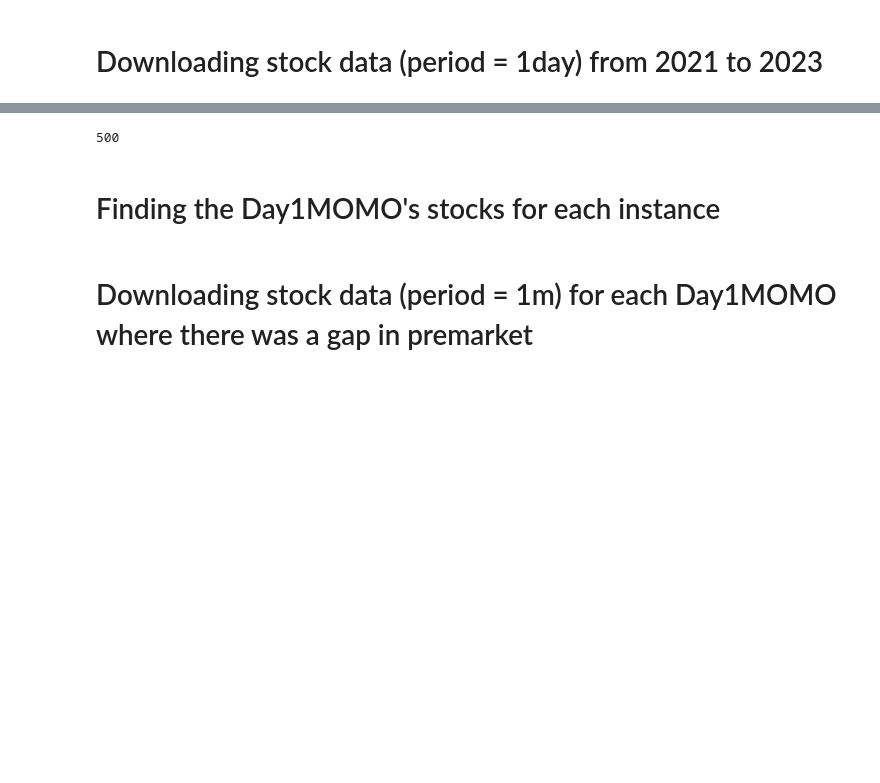
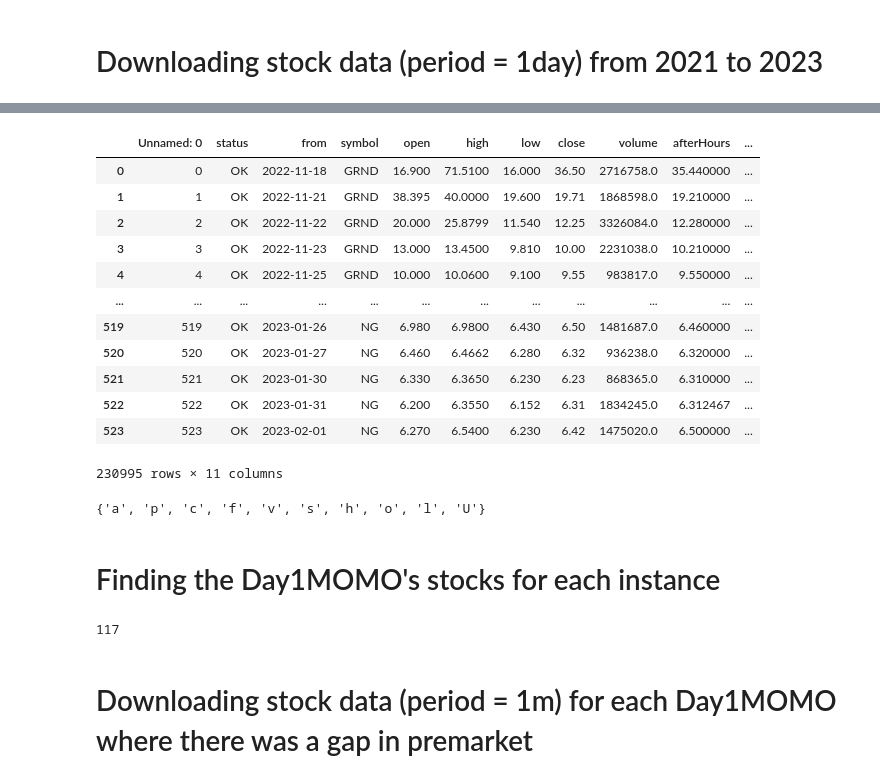
Before and after one commit to Robdres/StockIntership, a Jupyter notebook: SmallCapsTrading/SmallCaps.ipynb, the cells around one changed output, grey strips where cells are left out. Saved outputs shown, nothing was run; the diff lists cells and outputs as text; code cells hidden in the pictures; blank space fills up the shorter version.

```diff
--- a/SmallCapsTrading/SmallCaps.ipynb
+++ b/SmallCapsTrading/SmallCaps.ipynb
@@ -109,11 +145,41 @@ data = yf.download(stocks,start=datetime.date(2021,1,1),end=datetime.date(2023,2
+# %%
+# import necessary libraries
+import pandas as pd
+import os
+import glob
+
+path = os.path.join(os.getcwd(),"stocks")
+csv_files = glob.glob(os.path.join(path, "*.csv"))
+
+stocks_data = pd.DataFrame()
+for f in csv_files:
+    # read the csv file
+    if('stock.csv' in f):
+        df = pd.read_csv(f)
+        stocks_data = pd.concat([stocks_data,df])
+# %%
+stocks_data
+# %% [output]
+|  | Unnamed: 0 | status | from | symbol | open | high | low | close | volume | afterHours | ... |
+| 0 | 0 | OK | 2022-11-18 | GRND | 16.900 | 71.5100 | 16.000 | 36.50 | 2716758.0 | 35.440000 | ... |
+| 1 | 1 | OK | 2022-11-21 | GRND | 38.395 | 40.0000 | 19.600 | 19.71 | 1868598.0 | 19.210000 | ... |
+| 2 | 2 | OK | 2022-11-22 | GRND | 20.000 | 25.8799 | 11.540 | 12.25 | 3326084.0 | 12.280000 | ... |
+| 3 | 3 | OK | 2022-11-23 | GRND | 13.000 | 13.4500 | 9.810 | 10.00 | 2231038.0 | 10.210000 | ... |
+| 4 | 4 | OK | 2022-11-25 | GRND | 10.000 | 10.0600 | 9.100 | 9.55 | 983817.0 | 9.550000 | ... |
+| ... | ... | ... | ... | ... | ... | ... | ... | ... | ... | ... | ... |
+| 519 | 519 | OK | 2023-01-26 | NG | 6.980 | 6.9800 | 6.430 | 6.50 | 1481687.0 | 6.460000 | ... |
+| 520 | 520 | OK | 2023-01-27 | NG | 6.460 | 6.4662 | 6.280 | 6.32 | 936238.0 | 6.320000 | ... |
+| 521 | 521 | OK | 2023-01-30 | NG | 6.330 | 6.3650 | 6.230 | 6.23 | 868365.0 | 6.310000 | ... |
+| 522 | 522 | OK | 2023-01-31 | NG | 6.200 | 6.3550 | 6.152 | 6.31 | 1834245.0 | 6.312467 | ... |
+| 523 | 523 | OK | 2023-02-01 | NG | 6.270 | 6.5400 | 6.230 | 6.42 | 1475020.0 | 6.500000 | ... |
+230995 rows × 11 columns
 # %%
 a = set()
-for i in list(data.columns):
+for i in list(stocks_data):
     a.add(i[0])
-
 #number of companies with data
-print(len(a))
+print(a)
 # %% [output]
-500
+{'a', 'p', 'c', 'f', 'v', 's', 'h', 'o', 'l', 'U'}
 # %% [markdown]
 # Finding the Day1MOMO's stocks for each instance
@@ -134,3 +200,8 @@ day1MOMOs = np.array(day1MOMOs(data,a))
+# %%
+day1MOMOs_array = np.array(day1MOMOs_array)
+len(day1MOMOs_array)
+# %% [output]
+117
 # %% [markdown]
 # Downloading stock data (period = 1m) for each Day1MOMO where there was a gap in premarket
 # %%
```
Also changed, not shown: parts of 14 cells of this notebook, 5 other files.
